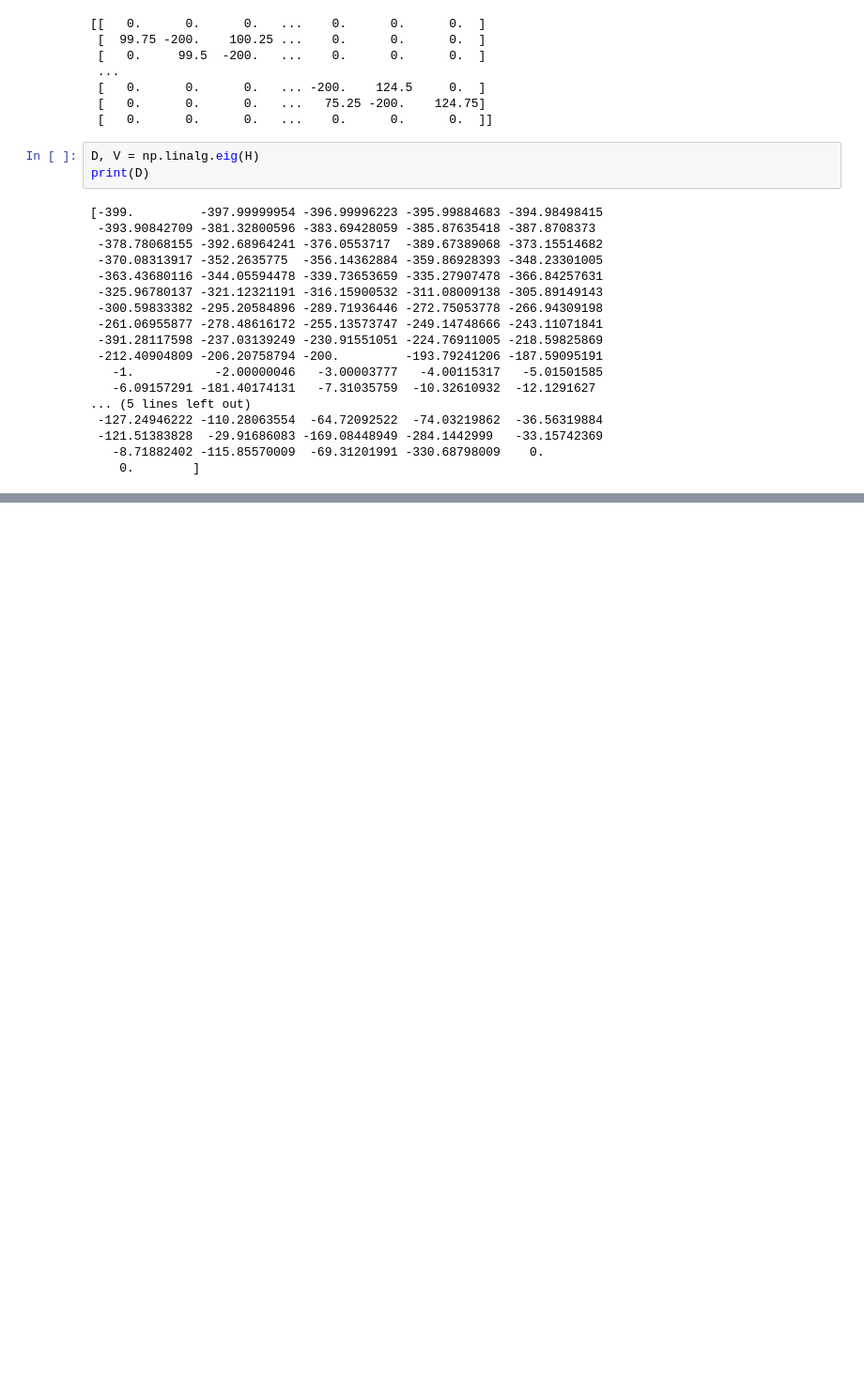
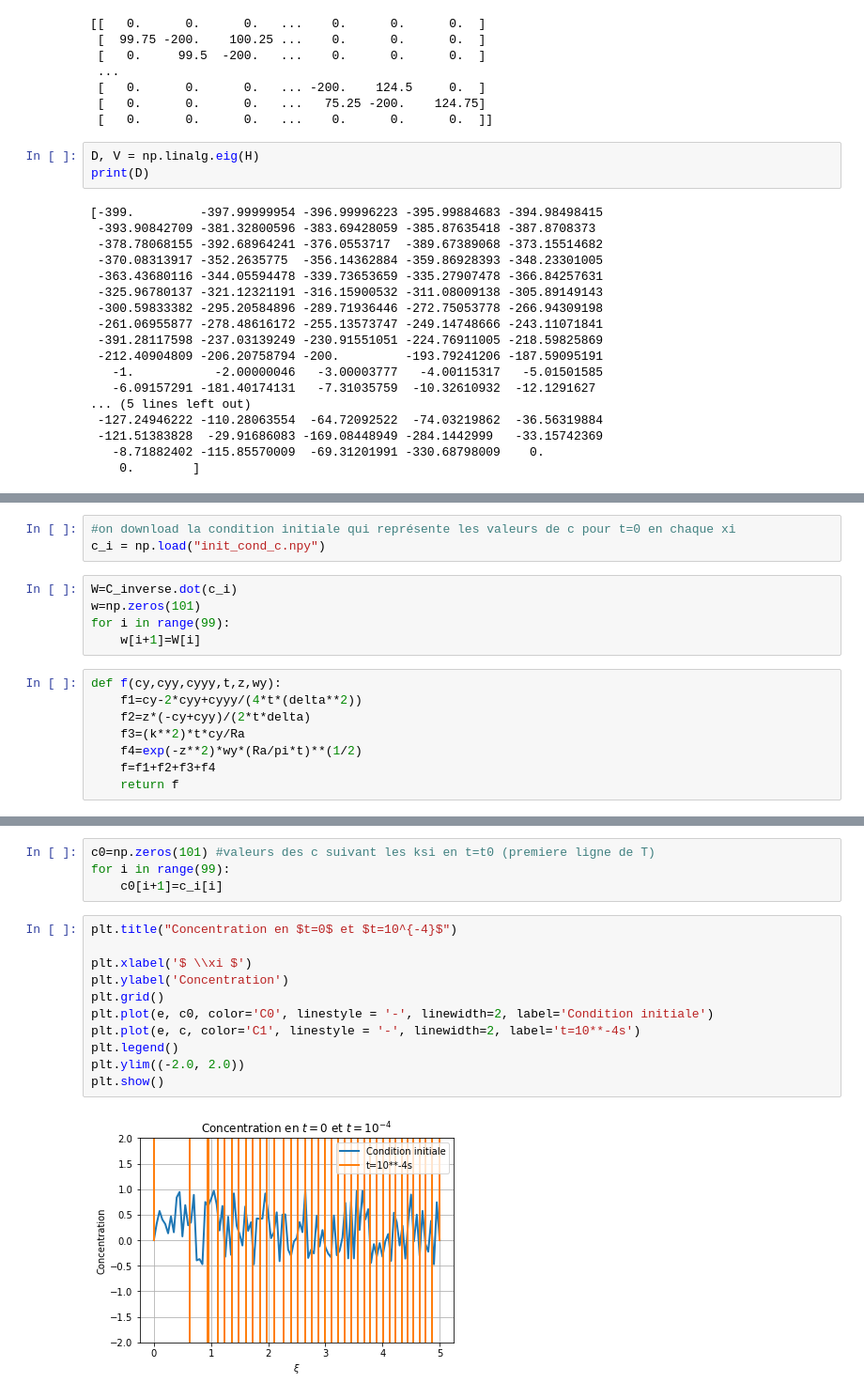
Before and after one commit to rodimitr/Darcy, a Jupyter notebook: Devoir2-Darcy.ipynb, the cells around one changed output, grey strips where cells are left out. Shown at 94% size. Drawn from its saved outputs; the diff is of its cells as text; blank space fills up the shorter version.

```diff
--- a/Devoir2-Darcy.ipynb
+++ b/Devoir2-Darcy.ipynb
@@ -245,0 +268,16 @@ print(D)
+# %%
+#on download la condition initiale qui représente les valeurs de c pour t=0 en chaque xi
+c_i = np.load("init_cond_c.npy")
+# %%
+W=C_inverse.dot(c_i)
+w=np.zeros(101)
+for i in range(99):
+    w[i+1]=W[i]
+# %%
+def f(cy,cyy,cyyy,t,z,wy):
+    f1=cy-2*cyy+cyyy/(4*t*(delta**2))
+    f2=z*(-cy+cyy)/(2*t*delta)
+    f3=(k**2)*t*cy/Ra
+    f4=exp(-z**2)*wy*(Ra/pi*t)**(1/2)
+    f=f1+f2+f3+f4
+    return f
@@ -245,0 +315,17 @@ print(D)
+# %%
+c0=np.zeros(101) #valeurs des c suivant les ksi en t=t0 (premiere ligne de T)
+for i in range(99):
+    c0[i+1]=c_i[i]
+# %%
+plt.title("Concentration en $t=0$ et $t=10^{-4}$")
+
+plt.xlabel('$ \\xi $')
+plt.ylabel('Concentration')
+plt.grid()
+plt.plot(e, c0, color='C0', linestyle = '-', linewidth=2, label='Condition initiale')
+plt.plot(e, c, color='C1', linestyle = '-', linewidth=2, label='t=10**-4s')
+plt.legend()
+plt.ylim((-2.0, 2.0))
+plt.show()
+# %% [output]
+[figure, added]
```
Also changed, not shown: parts of 14 cells of this notebook.
